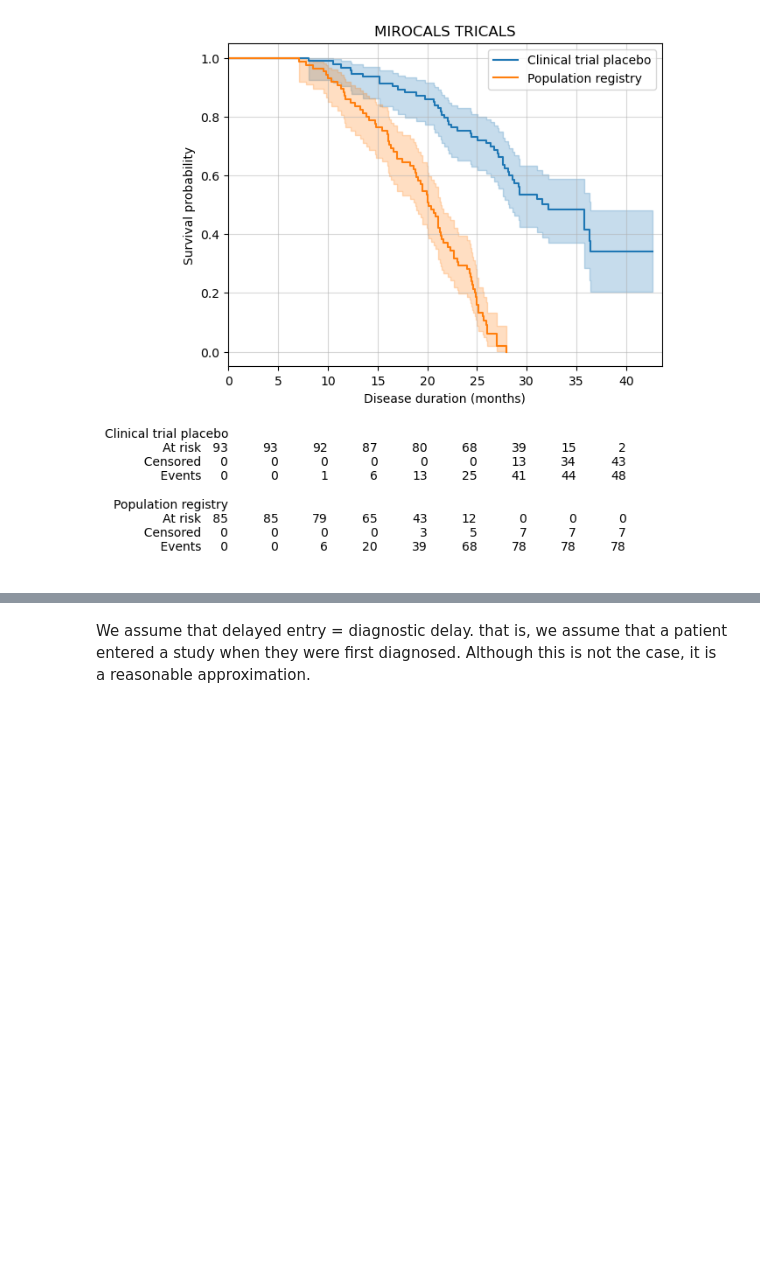
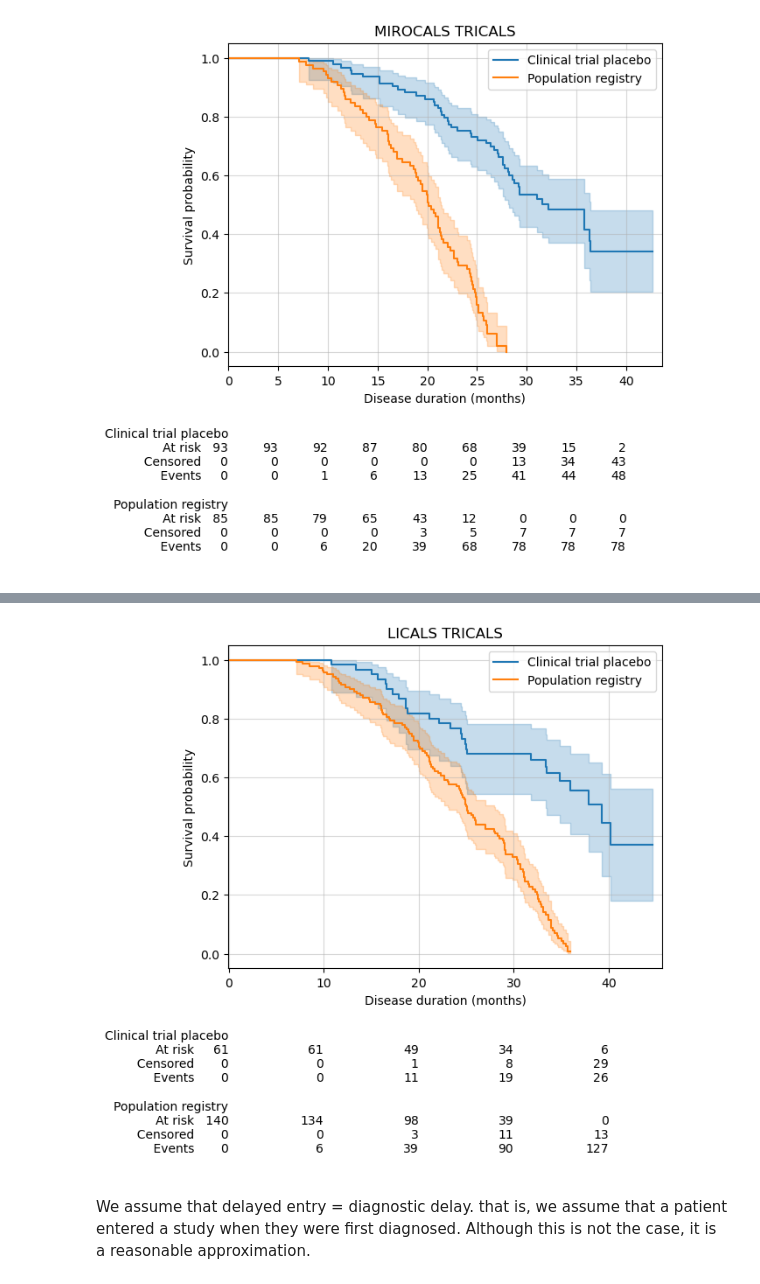
Before and after one commit to Uzoemeka/All_ALS_Data, a Jupyter notebook: 07.5_Quantifying_Bias_in_Clinical_Trials.ipynb, the cells around one changed output, grey strips where cells are left out. Cells and saved outputs as stored; diff of their text form; code cells hidden in the pictures; blank space fills up the shorter version.

```diff
--- a/07.5_Quantifying_Bias_in_Clinical_Trials.ipynb
+++ b/07.5_Quantifying_Bias_in_Clinical_Trials.ipynb
@@ -652,3 +654,11 @@ plot_km_placebo_vs_population(lica_pla, MND_lica_full, title = "LICALS")
+# %%
+lica_pla_trical = lica_pla[(lica_pla['TRICALS'] >= -6) & (lica_pla['TRICALS'] <= -2)]
+MND_lica_full_trical = MND_lica_full[(MND_lica_full['TRICALS'] >= -6) & (MND_lica_full['TRICALS'] <= -2)]
+miro_pla_trical.head(2)
+
+plot_km_placebo_vs_population(lica_pla_trical, MND_lica_full_trical, title = "LICALS TRICALS")
+# %% [output]
+[figure, added]
 # %%
 plot_km_placebo_vs_population(ril_301_pla, MND_rilu_full, title = "RILUZOLE")
 # %%
```
Also changed, not shown: parts of 1 cell of this notebook, 7 other files.
